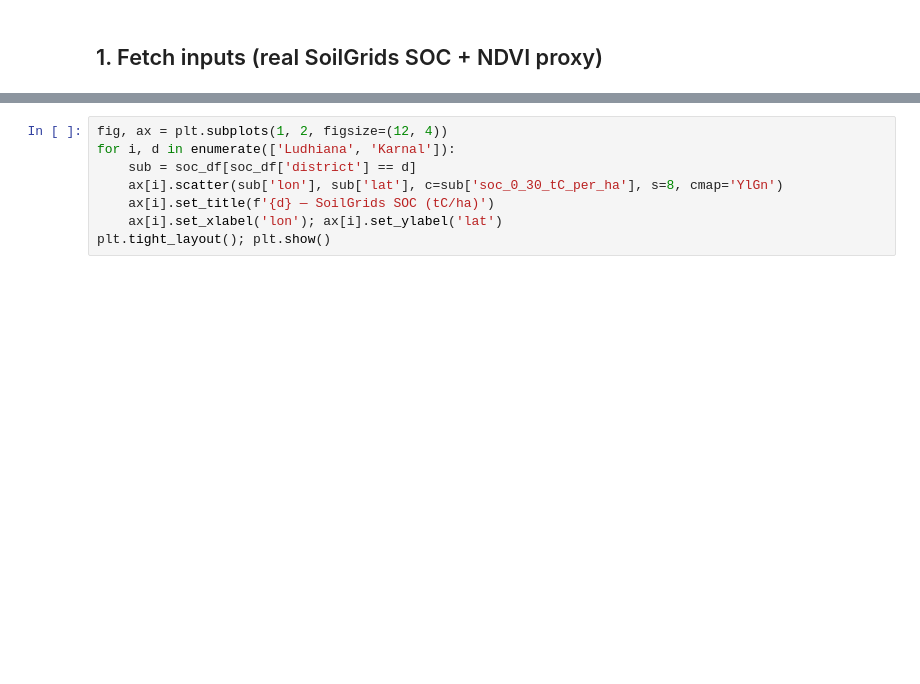
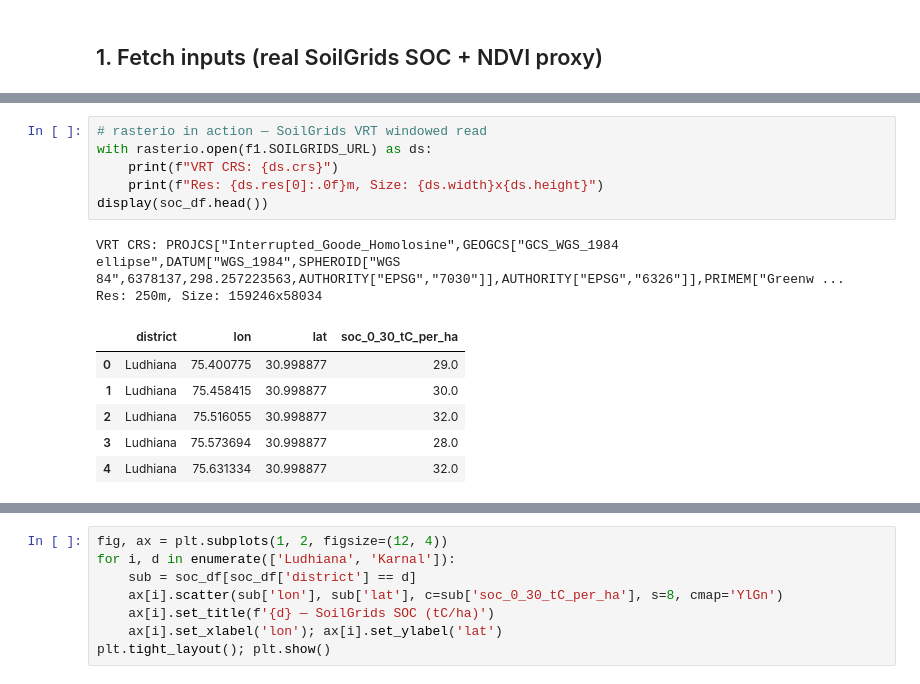
Before and after one commit to hereugo-ak/mini-mrv-varaha, a Jupyter notebook: notebooks/mini_mrv_pipeline.ipynb, the cells around one changed output, grey strips where cells are left out. Cells and saved outputs as stored; diff of their text form; blank space fills up the shorter version.

```diff
--- a/notebooks/mini_mrv_pipeline.ipynb
+++ b/notebooks/mini_mrv_pipeline.ipynb
@@ -56 +54,16 @@ Climate modifiers saved to C:\Users\Abuza\mini-mrv-varaha\data\raw\climate_modif
+# %%
+# rasterio in action — SoilGrids VRT windowed read
+with rasterio.open(f1.SOILGRIDS_URL) as ds:
+    print(f"VRT CRS: {ds.crs}")
+    print(f"Res: {ds.res[0]:.0f}m, Size: {ds.width}x{ds.height}")
+display(soc_df.head())
+# %% [output]
+VRT CRS: PROJCS["Interrupted_Goode_Homolosine",GEOGCS["GCS_WGS_1984 ellipse",DATUM["WGS_1984",SPHEROID["WGS 84",6378137,298.257223563,AUTHORITY["EPSG","7030"]],AUTHORITY["EPSG","6326"]],PRIMEM["Greenw ...
+Res: 250m, Size: 159246x58034
+|  | district | lon | lat | soc_0_30_tC_per_ha |
+| 0 | Ludhiana | 75.400775 | 30.998877 | 29.0 |
+| 1 | Ludhiana | 75.458415 | 30.998877 | 30.0 |
+| 2 | Ludhiana | 75.516055 | 30.998877 | 32.0 |
+| 3 | Ludhiana | 75.573694 | 30.998877 | 28.0 |
+| 4 | Ludhiana | 75.631334 | 30.998877 | 32.0 |
 # %%
```
Also changed, not shown: parts of 5 cells of this notebook.
